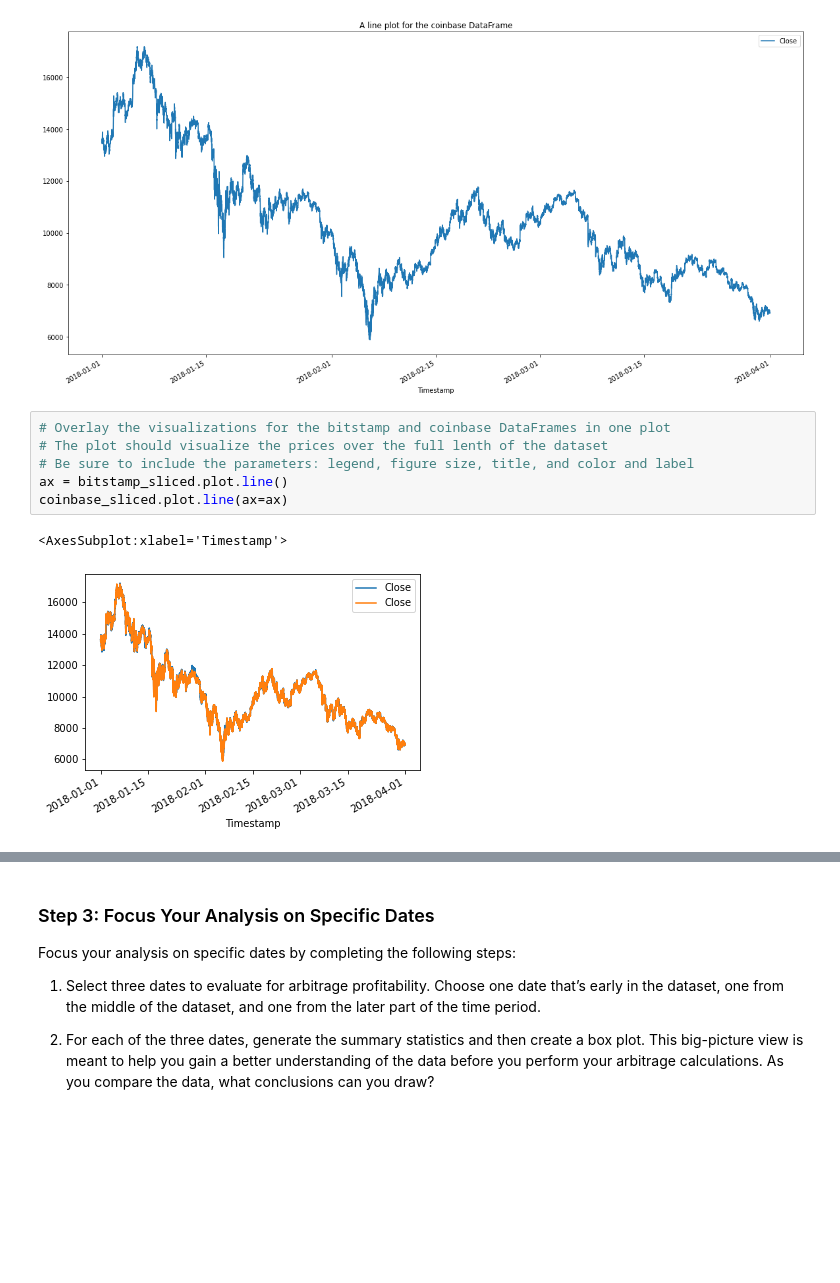
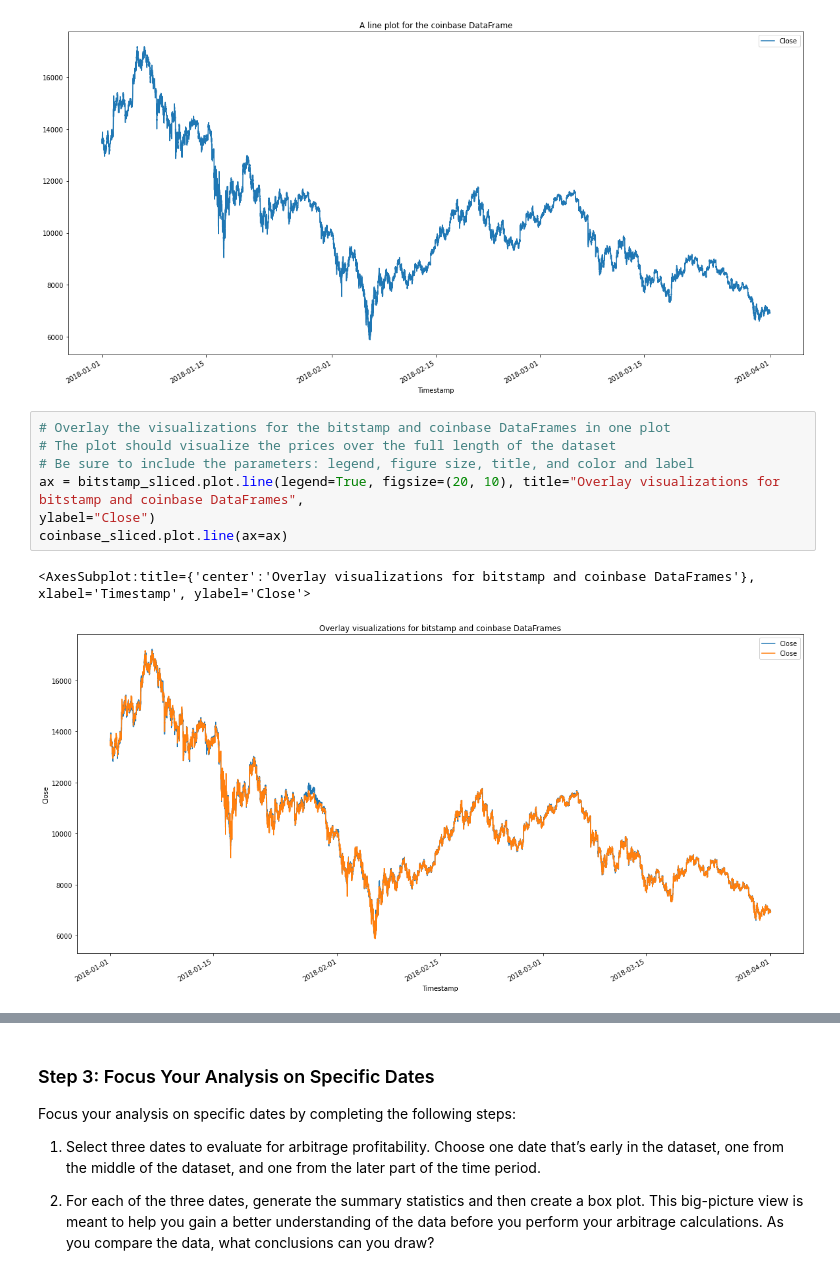
Before and after one commit to gatsbyz/columbia_bootcamp, a Jupyter notebook: module3/crypto_arbitrage.ipynb, the cells around one changed output, grey strips where cells are left out. Cells and saved outputs as stored; diff of their text form; blank space fills up the shorter version.

```diff
--- a/module3/crypto_arbitrage.ipynb
+++ b/module3/crypto_arbitrage.ipynb
@@ -234,13 +234,14 @@ coinbase_sliced.plot.line(title="A line plot for the coinbase DataFrame", figsiz
 [figure]
 # %%
 # Overlay the visualizations for the bitstamp and coinbase DataFrames in one plot
-# The plot should visualize the prices over the full lenth of the dataset
+# The plot should visualize the prices over the full length of the dataset
 # Be sure to include the parameters: legend, figure size, title, and color and label
-ax = bitstamp_sliced.plot.line()
+ax = bitstamp_sliced.plot.line(legend=True, figsize=(20, 10), title="Overlay visualizations for bitstamp and coinbase DataFrames",
+ylabel="Close")
 coinbase_sliced.plot.line(ax=ax)
 # %% [output]
-<AxesSubplot:xlabel='Timestamp'>
+<AxesSubplot:title={'center':'Overlay visualizations for bitstamp and coinbase DataFrames'}, xlabel='Timestamp', ylabel='Close'>
-[figure, old version]
+[figure, new version]
 # %%
 # Using the loc and plot functions, create an overlay plot that visualizes
 # the price action of both DataFrames for a one month period early in the dataset
```
Also changed, not shown: parts of 4 cells of this notebook.
